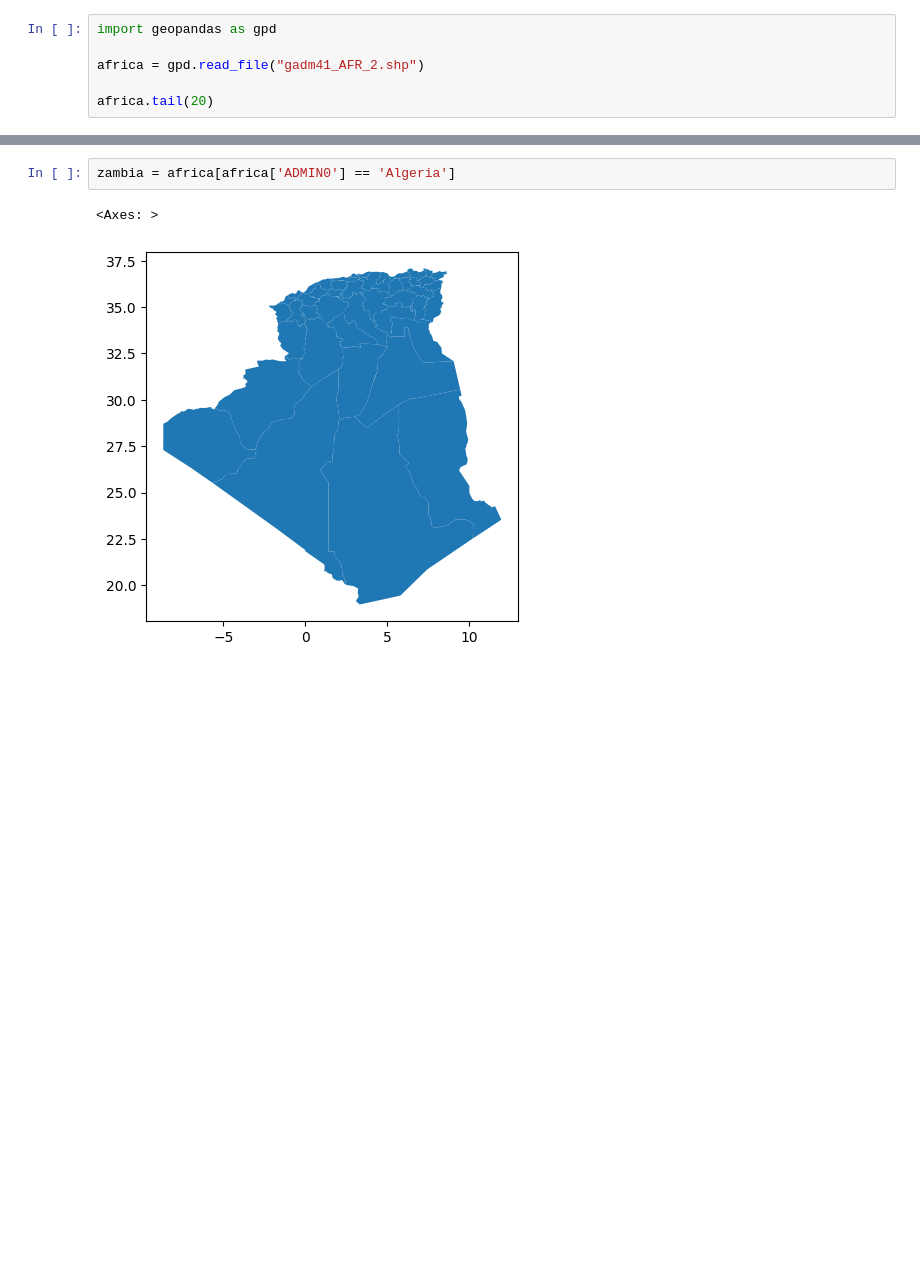
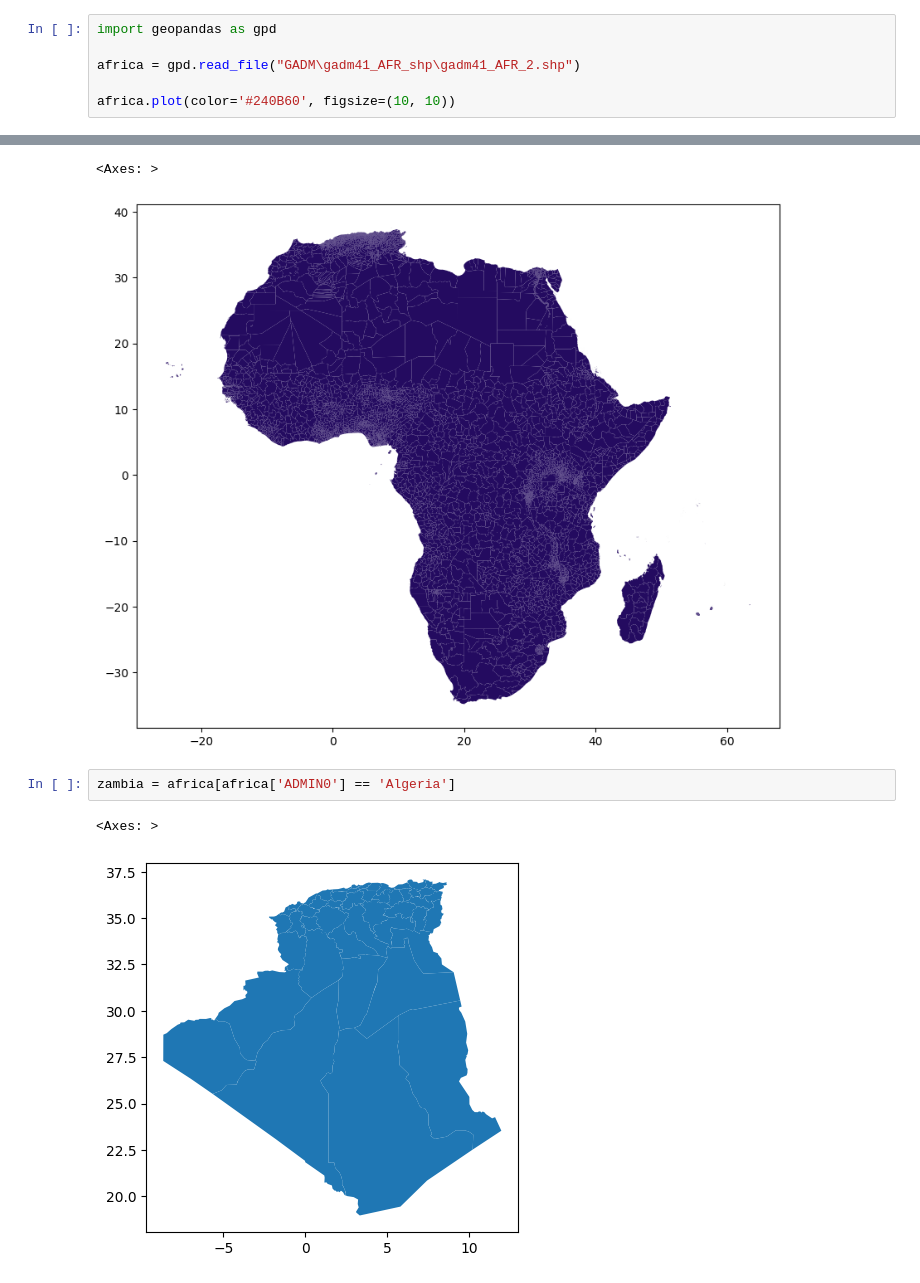
Before and after one commit to Mastro1/Africa_Maize_Modelling, a Jupyter notebook: GADM/gadm41_AFR_shp/visualize.ipynb, the cells around one changed output, grey strips where cells are left out. Drawn from its saved outputs; the diff is of its cells as text; blank space fills up the shorter version.

```diff
--- a/GADM/gadm41_AFR_shp/visualize.ipynb
+++ b/GADM/gadm41_AFR_shp/visualize.ipynb
@@ -1,7 +1,7 @@
 # %%
 import geopandas as gpd
 
-africa = gpd.read_file("gadm41_AFR_2.shp")
+africa = gpd.read_file("GADM\gadm41_AFR_shp\gadm41_AFR_2.shp")
 
-africa.tail(20)
+africa.plot(color='#240B60', figsize=(10, 10))
 # %% [output]
@@ -25,3 +8,5 @@ africa.tail(20)
+<Axes: >
+[figure, added]
 # %%
 zambia = africa[africa['ADMIN0'] == 'Algeria']
 # %% [output]
```
Also changed, not shown: parts of 1 cell of this notebook, 50 other files.
